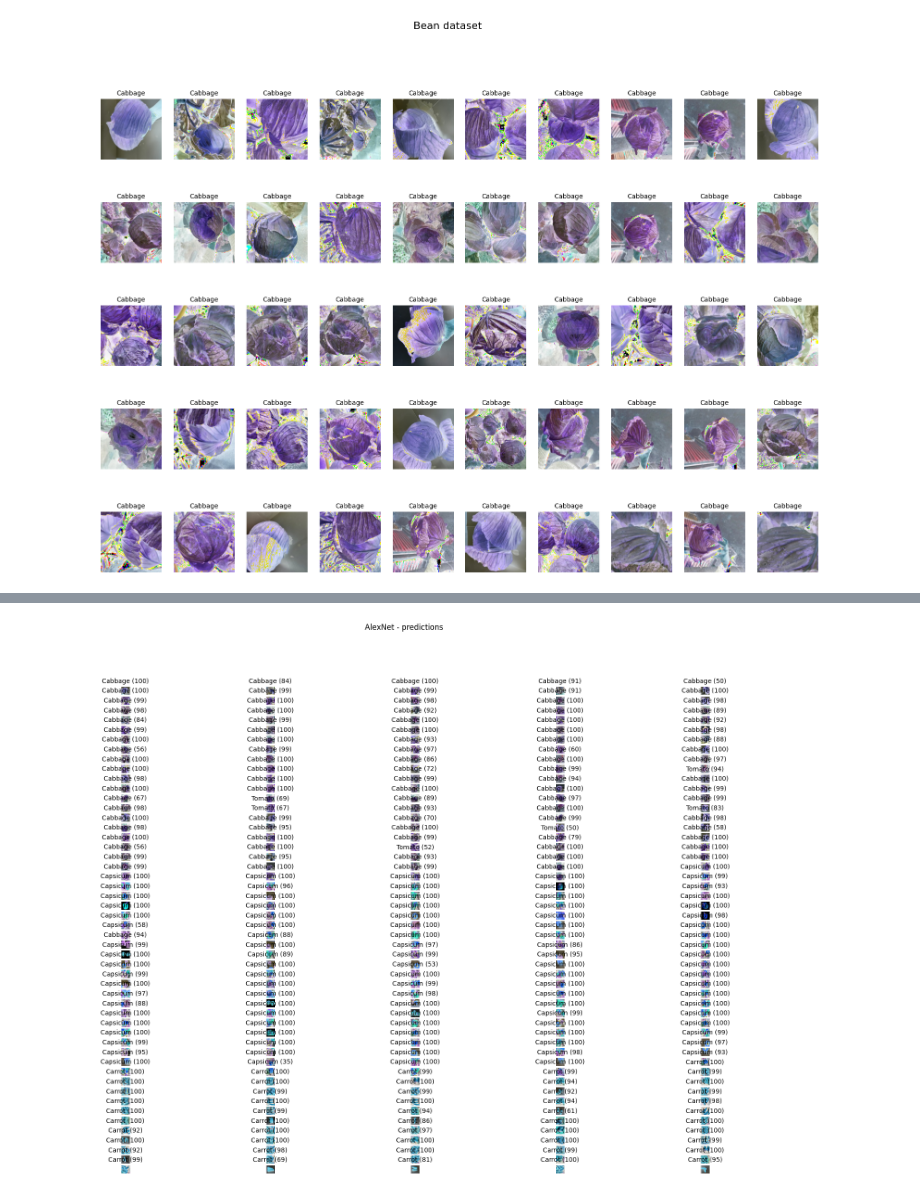
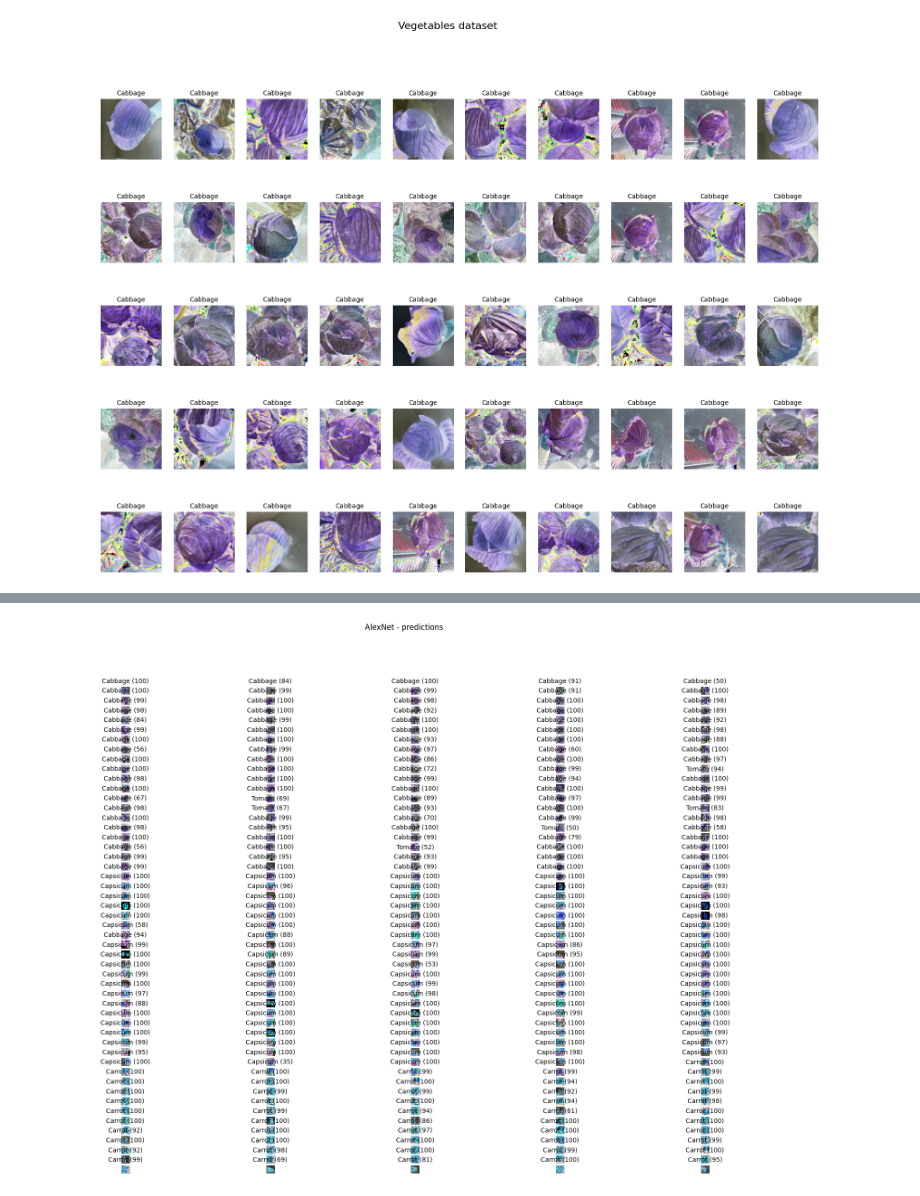
Before and after one commit to rereremin/CNN, a Jupyter notebook: cnn.ipynb, the cells around one changed output, grey strips where cells are left out. Saved outputs shown, nothing was run; the diff lists cells and outputs as text; code cells hidden in the pictures.

```diff
--- a/cnn.ipynb
+++ b/cnn.ipynb
@@ -24,16 +24,41 @@ import seaborn as sns
 import matplotlib.pyplot as plt
 from datetime import datetime
 # %%
-class BeanDataset(Dataset):
+class VegetablesDataset(Dataset):
+    """
+    Этот класс представляет набор данных для обучения нейронной сети, который используется
+    для загрузки изображений овощей.
+
+    Атрибуты:
+        img_dir (str): Путь к папке с изображениями овощей.
+        side_size (int): Размер стороны изображения по умолчанию.
+
+    Методы:
+        __init__(self, img_dir, side_size=INPUT_IMAGE_SIZE):
+            Инициализирует набор данных с указанными параметрами.
+
+        __len__(self):
+            Возвращает общее количество изображений в наборе данных.
+
+        __getitem__(self, idx, normalize=True):
+            Возвращает изображение и метку класса по индексу idx.
+    """
     def __init__(self, img_dir, side_size=INPUT_IMAGE_SIZE):
+        """
+        Инициализирует набор данных.
+
+        Параметры:
+            img_dir (str): Путь к папке с изображениями овощей.
+            side_size (int): Размер стороны изображения по умолчанию.
+        """
         # папка с картинками
         self.img_dir = img_dir
         # отсортированный список с названиями файлов
         self.files = sorted(glob(f'{img_dir}/*/*.jpg'))
         class_names = sorted(os.listdir(img_dir))
         # названия папок с картинками переведем в номера классов
-        self.class_dir = {name:idx for idx, name in enumerate(class_names[1:])}
-        self._number_to_labels = {idx:name for idx, name in enumerate(class_names[1:])}
+        self.class_dir = {name:idx for idx, name in enumerate(class_names)}
+        self._number_to_labels = {idx:name for idx, name in enumerate(class_names)}
 
         # трансформации данных: мы изменяем размер,
         # так как AlexNet работает с картинками 227 на 227 пикселей
@@ -51,9 +76,15 @@ class BeanDataset(Dataset):
 
 
     def __len__(self):
+        """
+        Считает количество изображений (файлов)
+        """
         return len(self.files)
 
     def __getitem__(self, idx, normalize=True):
+        """
+        Возвращает изображение и метку класса по индексу idx. При этом, если параметр normalize установлен в True, то изображение преобразуется с помощью некоторых трансформаций.
+        """
         file_path = self.files[idx]
         image = read_image(file_path).type(torch.DoubleTensor)
 
@@ -69,9 +100,9 @@ class BeanDataset(Dataset):
         # как обычно возвращаем картинку и номер класса
         return transformed_img, label
 # %%
-train_dataset = BeanDataset("./vegetables/train/")
-valid_dataset = BeanDataset("./vegetables/validation/")
-test_dataset = BeanDataset("./vegetables/test/")
+train_dataset = VegetablesDataset("./vegetables/train/")
+valid_dataset = VegetablesDataset("./vegetables/validation/")
+test_dataset = VegetablesDataset("./vegetables/test/")
 
 trainloader = DataLoader(train_dataset, batch_size=BATCH_SIZE, shuffle=True)
 validloader = DataLoader(valid_dataset, batch_size=BATCH_SIZE, shuffle=False)
@@ -89,18 +121,18 @@ train_dataset.class_dir
 # %%
 ROW_IMG = 10
 N_ROWS = 5
 
 fig = plt.figure(figsize=(20, 14))
 for index in range(1, ROW_IMG * N_ROWS + 1):
     plt.subplot(N_ROWS, ROW_IMG, index)
     plt.axis('off')
     plt.imshow(valid_dataset.__getitem__(index, normalize=False)[0].permute(2, 1, 0))
     title = valid_dataset._number_to_labels[valid_dataset.__getitem__(index, normalize=False)[1]]
     plt.title(title, fontsize=10)
 
-fig.suptitle("Bean dataset", fontsize=16);
+fig.suptitle("Vegetables dataset", fontsize=16);
 # %% [output]
-[figure, old version]
+[figure, new version]
 # %%
 N_CLASSES = train_dataset.class_dir.__len__() # определите число классов в данных
 LEARNING_RATE = 3e-4 # можно подобрать как-то другой)
```
Also changed, not shown: parts of 5 cells of this notebook.
